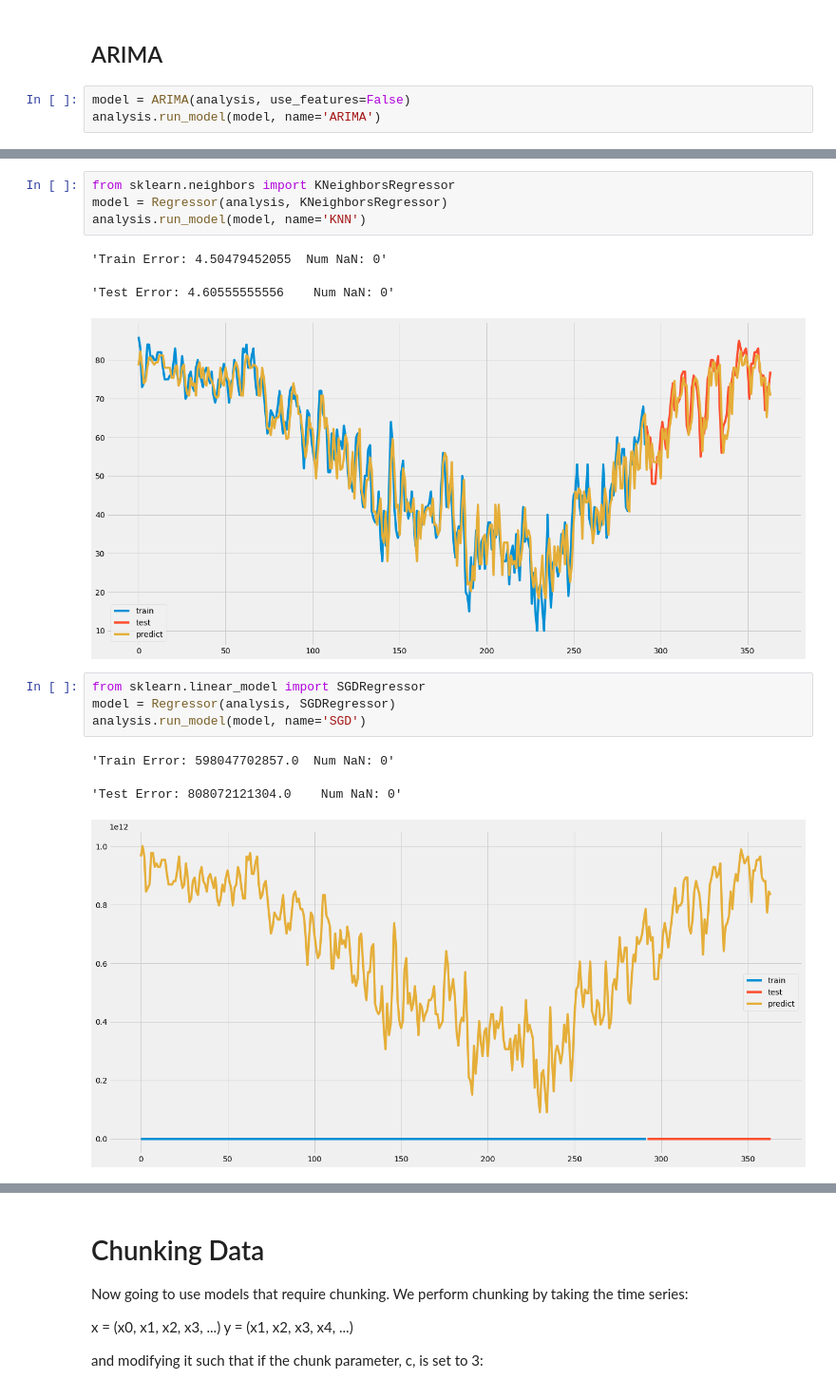
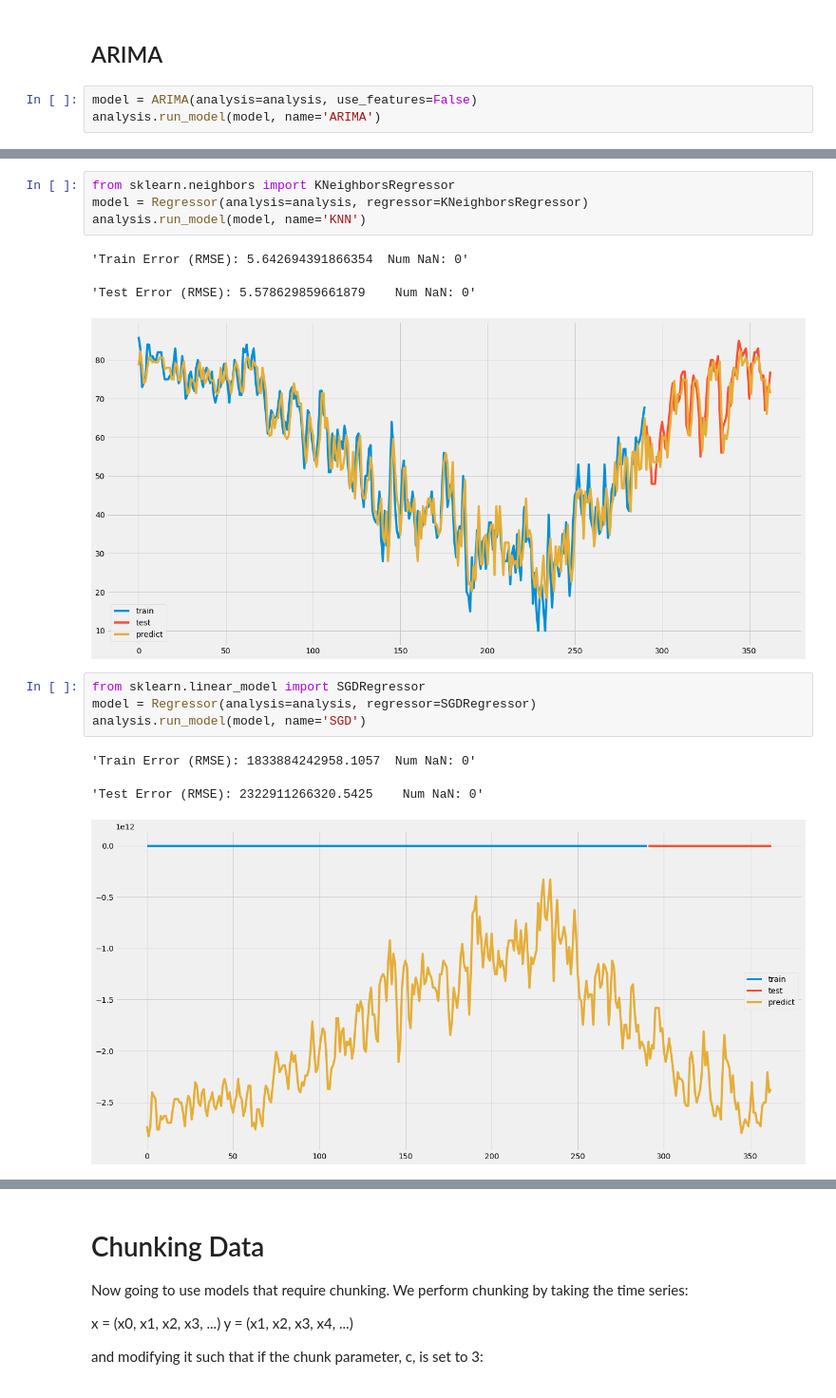
Before and after one commit to fdabek1/irregulartimeseries, a Jupyter notebook: 02-Chunk1.ipynb, the cells around one changed output, grey strips where cells are left out. Shown at 95% size. Drawn from its saved outputs; the diff is of its cells as text.

```diff
--- a/02-Chunk1.ipynb
+++ b/02-Chunk1.ipynb
@@ -32,6 +32,6 @@ Raw Data means that the model simply takes the data as a sequence and no data ma
 # %% [markdown]
 ## ARIMA
 # %%
-model = ARIMA(analysis, use_features=False)
+model = ARIMA(analysis=analysis, use_features=False)
 analysis.run_model(model, name='ARIMA')
 # %% [output]
@@ -58,18 +58,18 @@ Total fit time: 61.100 seconds
 # %%
 from sklearn.neighbors import KNeighborsRegressor
-model = Regressor(analysis, KNeighborsRegressor)
+model = Regressor(analysis=analysis, regressor=KNeighborsRegressor)
 analysis.run_model(model, name='KNN')
 # %% [output]
-'Train Error: 4.50479452055  Num NaN: 0'
+'Train Error (RMSE): 5.642694391866354  Num NaN: 0'
-'Test Error: 4.60555555556    Num NaN: 0'
+'Test Error (RMSE): 5.578629859661879    Num NaN: 0'
-[figure, old version]
+[figure, new version]
 # %%
 from sklearn.linear_model import SGDRegressor
-model = Regressor(analysis, SGDRegressor)
+model = Regressor(analysis=analysis, regressor=SGDRegressor)
 analysis.run_model(model, name='SGD')
 # %% [output]
-'Train Error: 598047702857.0  Num NaN: 0'
+'Train Error (RMSE): 1833884242958.1057  Num NaN: 0'
-'Test Error: 808072121304.0    Num NaN: 0'
+'Test Error (RMSE): 2322911266320.5425    Num NaN: 0'
-[figure, old version]
+[figure, new version]
 # %%
 from sklearn.ensemble import RandomForestRegressor
```
Also changed, not shown: parts of 17 cells of this notebook, 10 other files.
